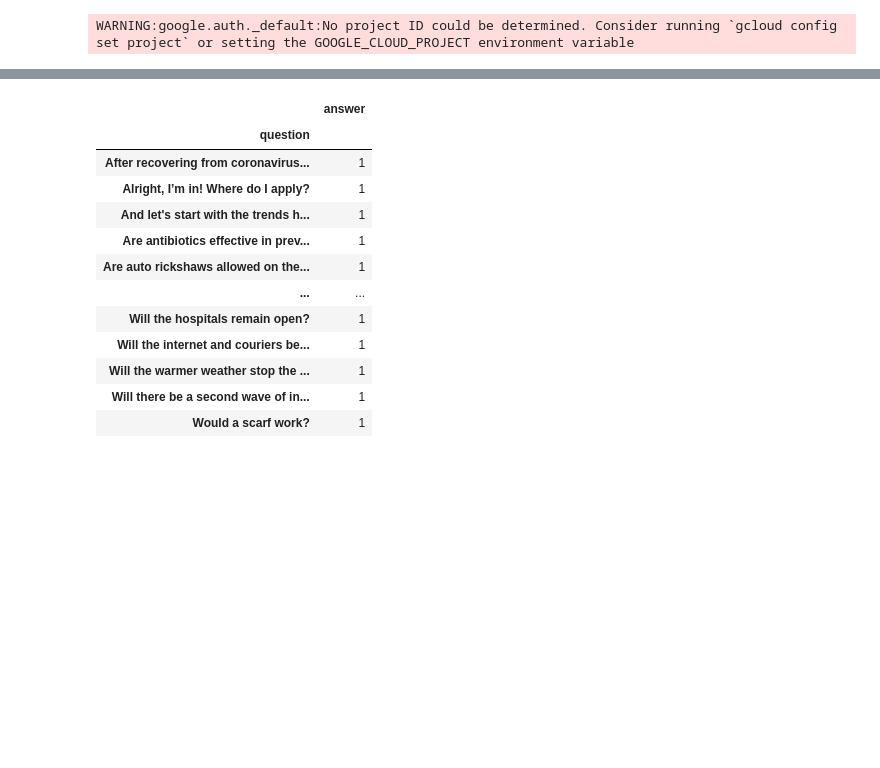
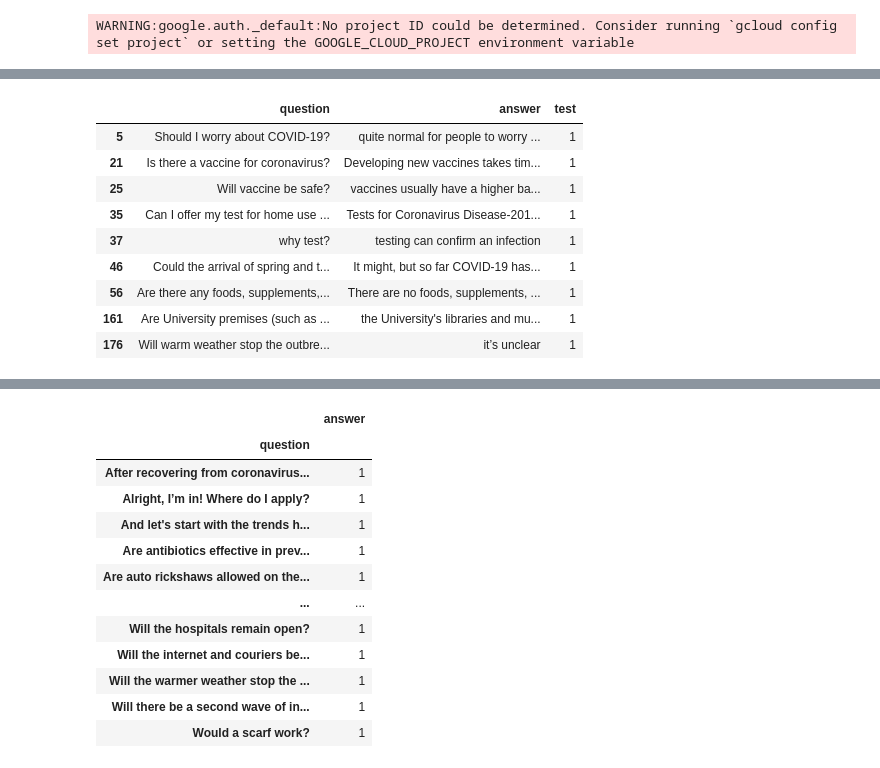
Before and after one commit to johntiger1/hugging-face-generation, a Jupyter notebook: Copy_of_t5_trivia.ipynb, the cells around one changed output, grey strips where cells are left out. Saved outputs shown, nothing was run; the diff lists cells and outputs as text; code cells hidden in the pictures; blank space fills up the shorter version.

```diff
--- a/Copy_of_t5_trivia.ipynb
+++ b/Copy_of_t5_trivia.ipynb
@@ -371,0 +518,2 @@ relevant_df
+# %%
+expanded_assignments_df = relevant_df.merge(assignments_df, left_on=["question"], right_on=["question"], how="inner")
@@ -371,0 +568,15 @@ relevant_df
+# %%
+unique_test_df = expanded_assignments_df[expanded_assignments_df["test"]==1]
+# %%
+unique_test_df
+# %% [output]
+|  | question | answer | test |
+| 5 | Should I worry about COVID-19? | quite normal for people to worry ... | 1 |
+| 21 | Is there a vaccine for coronavirus? | Developing new vaccines takes tim... | 1 |
+| 25 | Will vaccine be safe? | vaccines usually have a higher ba... | 1 |
+| 35 | Can I offer my test for home use ... | Tests for Coronavirus Disease-201... | 1 |
+| 37 | why test? | testing can confirm an infection | 1 |
+| 46 | Could the arrival of spring and t... | It might, but so far COVID-19 has... | 1 |
+| 56 | Are there any foods, supplements,... | There are no foods, supplements, ... | 1 |
+| 161 | Are University premises (such as ... | the University's libraries and mu... | 1 |
+| 176 | Will warm weather stop the outbre... | it’s unclear | 1 |
```
Also changed, not shown: parts of 41 cells of this notebook.
